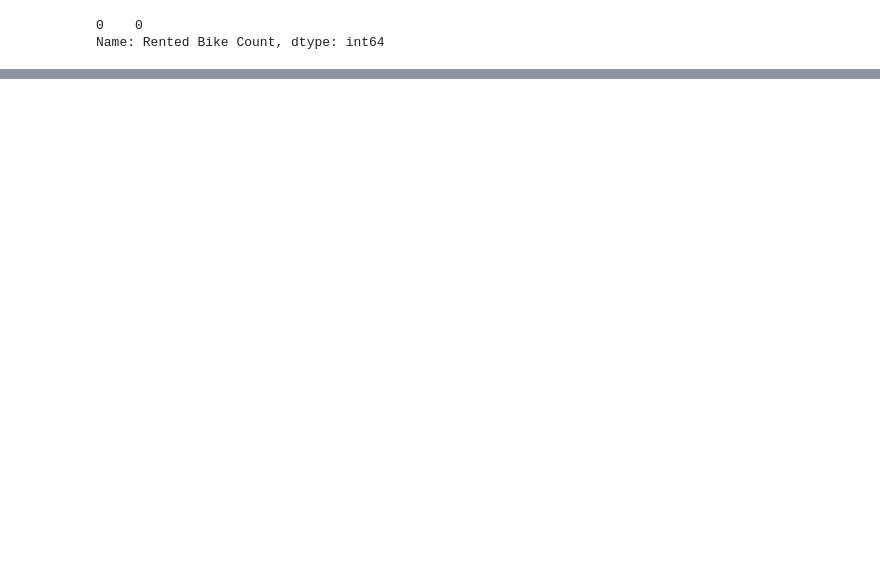
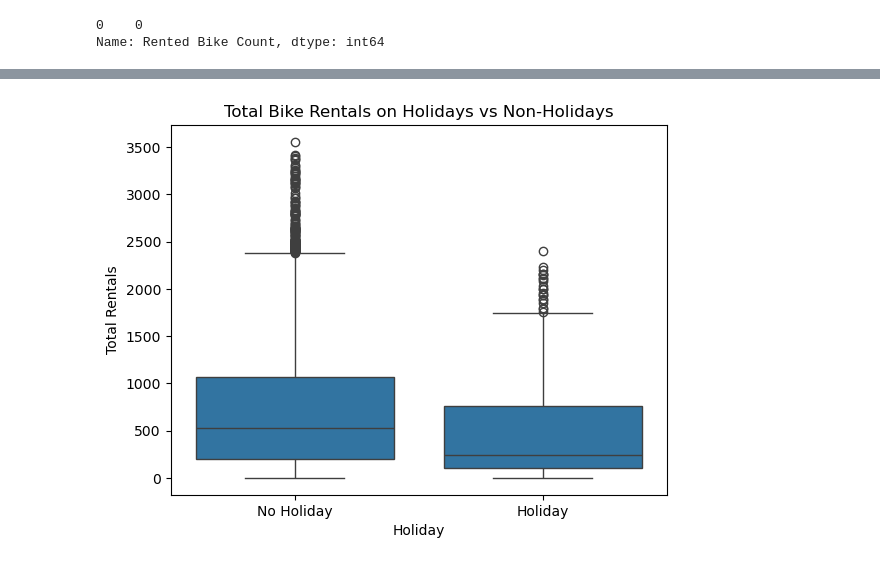
Before and after one commit to devendrakushwah80/seoul-bike-sharing-demand-eda, a Jupyter notebook: seoul_bike_sharing_eda.ipynb, the cells around one changed output, grey strips where cells are left out. Cells and saved outputs as stored; diff of their text form; code cells hidden in the pictures; blank space fills up the shorter version.

```diff
--- a/seoul_bike_sharing_eda.ipynb
+++ b/seoul_bike_sharing_eda.ipynb
@@ -158,0 +167,8 @@ plt.show()
+# %%
+sns.boxplot(x=df['Holiday'], y=df['Rented Bike Count'])
+plt.xlabel("Holiday")
+plt.ylabel("Total Rentals")
+plt.title("Total Bike Rentals on Holidays vs Non-Holidays")
+plt.show()
+# %% [output]
+[figure, added]
```
Also changed, not shown: parts of 12 cells of this notebook.
